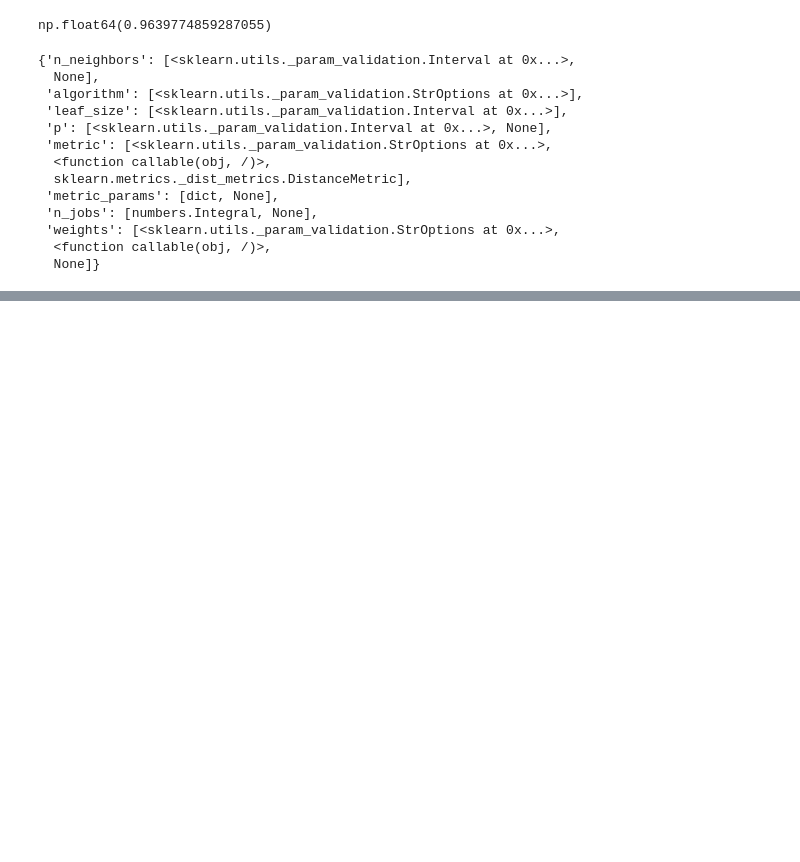
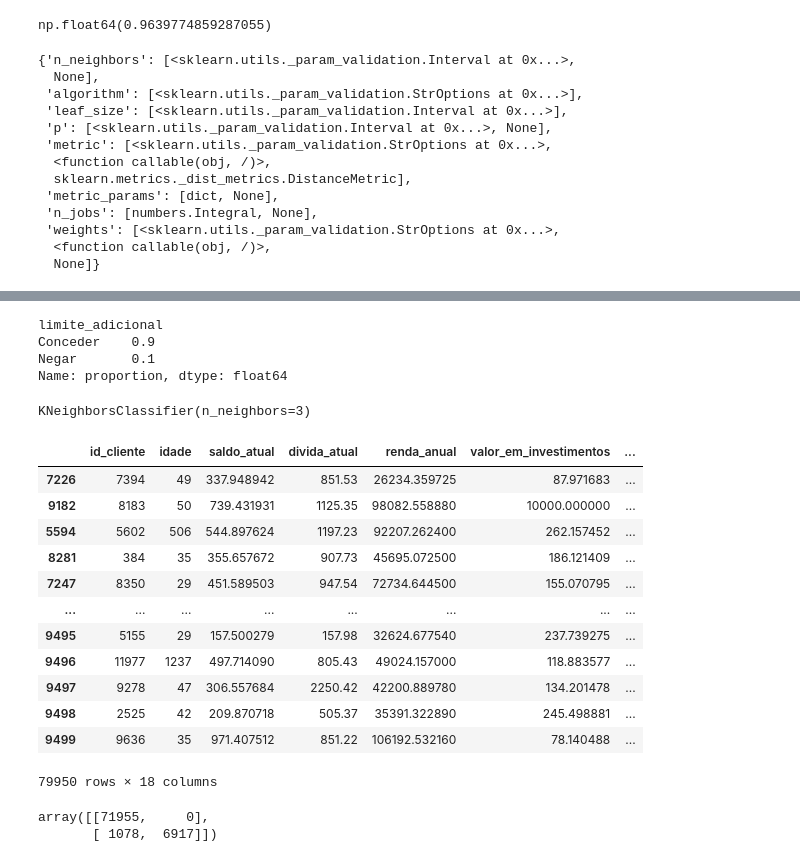
Before and after one commit to DS-Johnny/Fundamentos_Machine_Learning, a Jupyter notebook: Algoritmos/aprendizado_suprevisionado_classificacao/knn_aulapratica.ipynb, the cells around one changed output, grey strips where cells are left out. Cells and saved outputs as stored; diff of their text form; code cells hidden in the pictures; blank space fills up the shorter version.

```diff
--- a/Algoritmos/aprendizado_suprevisionado_classificacao/knn_aulapratica.ipynb
+++ b/Algoritmos/aprendizado_suprevisionado_classificacao/knn_aulapratica.ipynb
@@ -145,0 +174,57 @@ knn_classifier.n_jobs
+# %%
+# Amostrar aleatoriamente exemplos de cada classe para igualar o número de amostras 50/50
+#class_conceder_resampled = resample(class_conceder, replace=True, n_samples=len(class_negar), random_state=42)
+
+# Desbalanceado 90/10
+class_conceder_resampled = resample(class_conceder, replace=True, n_samples=int(len(class_negar)*9), random_state=42)
+# %%
+# Combinar os exemplos amostrados com os da classe "Negar"
+df_balanced = pd.concat([class_conceder_resampled, class_negar])
+# %%
+df_balanced.loc[:, 'limite_adicional'].value_counts(normalize=True)
+# %% [output]
+limite_adicional
+Conceder    0.9
+Negar       0.1
+Name: proportion, dtype: float64
+# %%
+# Features
+features = ['idade', 'saldo_atual', 'divida_atual', 'renda_anual', 'valor_em_investimentos', 'taxa_utilizacao_credito', 'num_emprestimos', 'num_contas_bancarias', 'num_cartoes_credito', 'dias_atraso_dt_venc',
+     'num_pgtos_atrasados', 'num_consultas_credito', 'taxa_juros']
+x_train = df_balanced[features].values
+# Label
+y_train = df_balanced.loc[:,'limite_adicional'].values
+# %%
+# DEFINING TRAINMENT PARAMETERS
+k = 3
+knn_classifier = KNeighborsClassifier( n_neighbors=k )
+
+# TRAINING ALGORITHM
+knn_classifier.fit( x_train, y_train)
+# %% [output]
+KNeighborsClassifier(n_neighbors=3)
+# %%
+df_result = df_balanced.copy()
+y_pred = knn_classifier.predict( x_train )
+df_result['classificacao'] = y_pred
+df_result
+# %% [output]
+|  | id_cliente | idade | saldo_atual | divida_atual | renda_anual | valor_em_investimentos | ... |
+| 7226 | 7394 | 49 | 337.948942 | 851.53 | 26234.359725 | 87.971683 | ... |
+| 9182 | 8183 | 50 | 739.431931 | 1125.35 | 98082.558880 | 10000.000000 | ... |
+| 5594 | 5602 | 506 | 544.897624 | 1197.23 | 92207.262400 | 262.157452 | ... |
+| 8281 | 384 | 35 | 355.657672 | 907.73 | 45695.072500 | 186.121409 | ... |
+| 7247 | 8350 | 29 | 451.589503 | 947.54 | 72734.644500 | 155.070795 | ... |
+| ... | ... | ... | ... | ... | ... | ... | ... |
+| 9495 | 5155 | 29 | 157.500279 | 157.98 | 32624.677540 | 237.739275 | ... |
+| 9496 | 11977 | 1237 | 497.714090 | 805.43 | 49024.157000 | 118.883577 | ... |
+| 9497 | 9278 | 47 | 306.557684 | 2250.42 | 42200.889780 | 134.201478 | ... |
+| 9498 | 2525 | 42 | 209.870718 | 505.37 | 35391.322890 | 245.498881 | ... |
+| 9499 | 9636 | 35 | 971.407512 | 851.22 | 106192.532160 | 78.140488 | ... |
+79950 rows × 18 columns
+# %%
+# scikit.metrics CONFUSION MATRIX
+mt.confusion_matrix(y_train, y_pred)
+# %% [output]
+array([[71955,     0],
+       [ 1078,  6917]])
```
Also changed, not shown: parts of 5 cells of this notebook.
